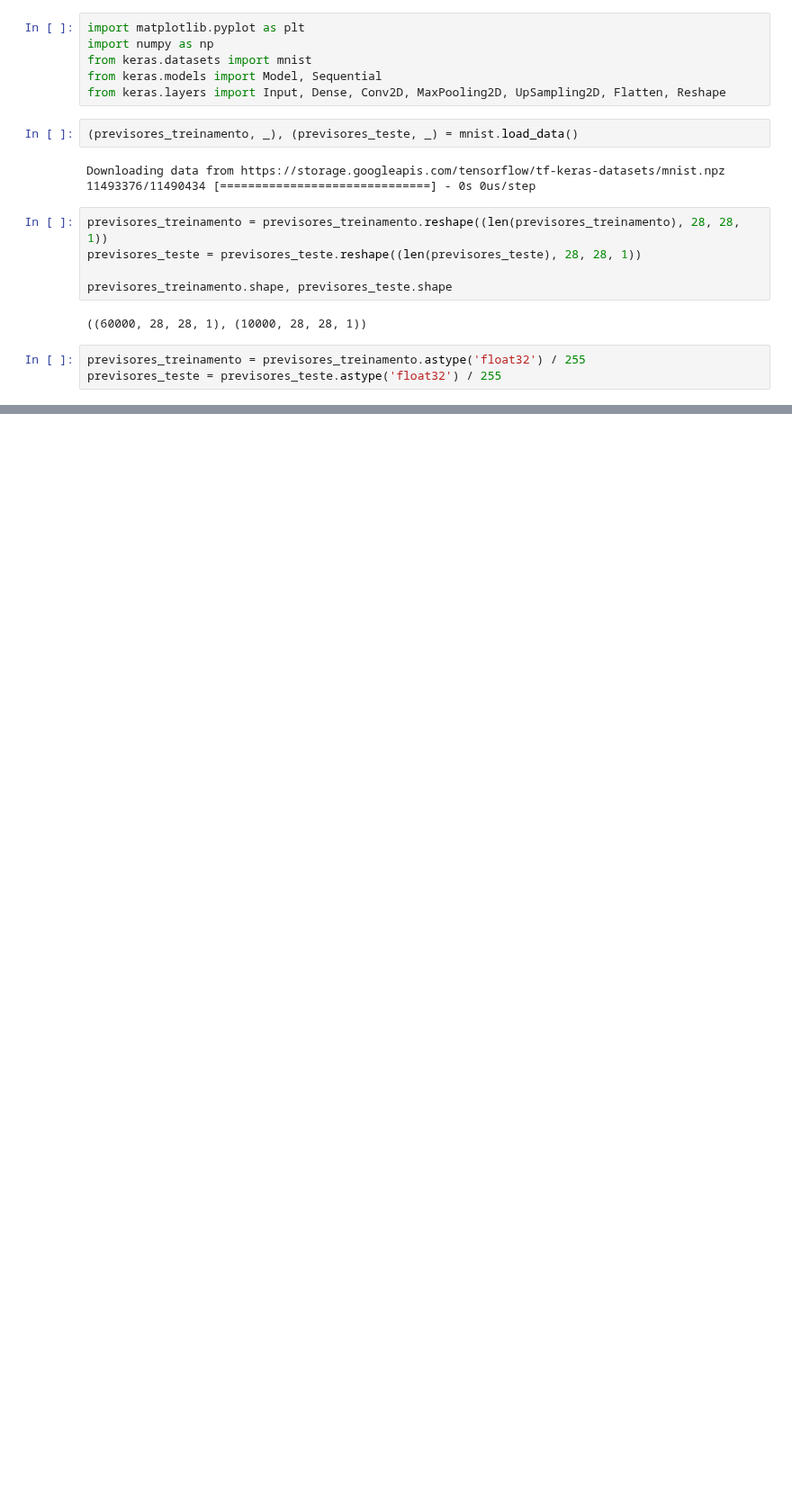
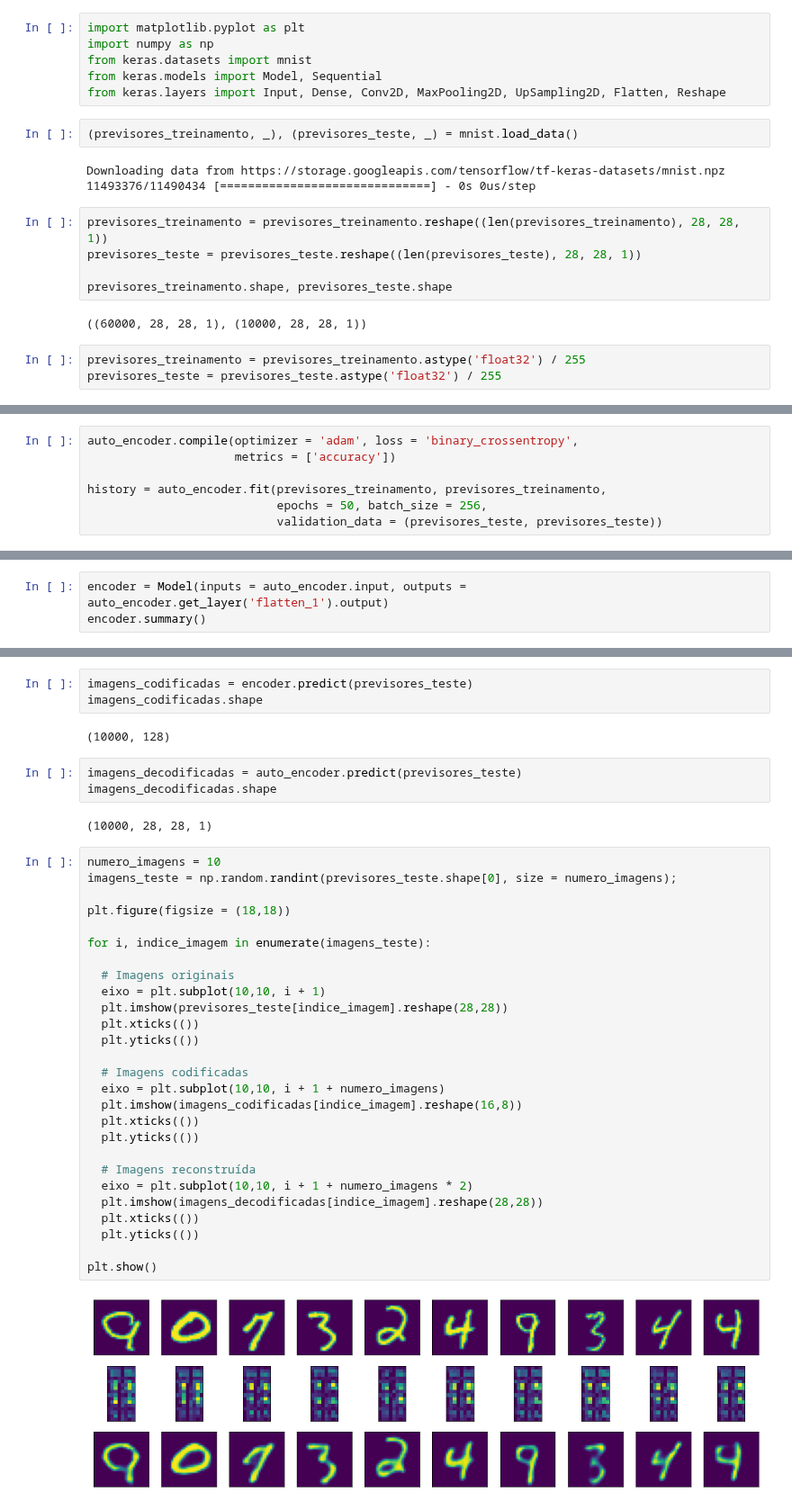
Before and after one commit to itimes-digital/deep-learning-estudo, a Jupyter notebook: convolutional_autoencoder.ipynb, the cells around one changed output, grey strips where cells are left out. Shown at 90% size. Cells and saved outputs as stored; diff of their text form; blank space fills up the shorter version.

```diff
--- a/convolutional_autoencoder.ipynb
+++ b/convolutional_autoencoder.ipynb
@@ -28,0 +101,7 @@ auto_encoder.add(Conv2)
+# %%
+auto_encoder.compile(optimizer = 'adam', loss = 'binary_crossentropy',
+                     metrics = ['accuracy'])
+
+history = auto_encoder.fit(previsores_treinamento, previsores_treinamento,
+                           epochs = 50, batch_size = 256,
+                           validation_data = (previsores_teste, previsores_teste))
@@ -28,0 +112,3 @@ auto_encoder.add(Conv2)
+# %%
+encoder = Model(inputs = auto_encoder.input, outputs = auto_encoder.get_layer('flatten_1').output)
+encoder.summary()
@@ -28,0 +137,39 @@ auto_encoder.add(Conv2)
+# %%
+imagens_codificadas = encoder.predict(previsores_teste)
+imagens_codificadas.shape
+# %% [output]
+(10000, 128)
+# %%
+imagens_decodificadas = auto_encoder.predict(previsores_teste)
+imagens_decodificadas.shape
+# %% [output]
+(10000, 28, 28, 1)
+# %%
+numero_imagens = 10
+imagens_teste = np.random.randint(previsores_teste.shape[0], size = numero_imagens);
+
+plt.figure(figsize = (18,18))
+
+for i, indice_imagem in enumerate(imagens_teste):
+
+  # Imagens originais
+  eixo = plt.subplot(10,10, i + 1)
+  plt.imshow(previsores_teste[indice_imagem].reshape(28,28))
+  plt.xticks(())
+  plt.yticks(())
+
+  # Imagens codificadas
+  eixo = plt.subplot(10,10, i + 1 + numero_imagens)
+  plt.imshow(imagens_codificadas[indice_imagem].reshape(16,8))
+  plt.xticks(())
+  plt.yticks(())
+
+  # Imagens reconstruída
+  eixo = plt.subplot(10,10, i + 1 + numero_imagens * 2)
+  plt.imshow(imagens_decodificadas[indice_imagem].reshape(28,28))
+  plt.xticks(())
+  plt.yticks(())
+
+plt.show()
+# %% [output]
+[figure, added]
```
Also changed, not shown: parts of 10 cells of this notebook.
